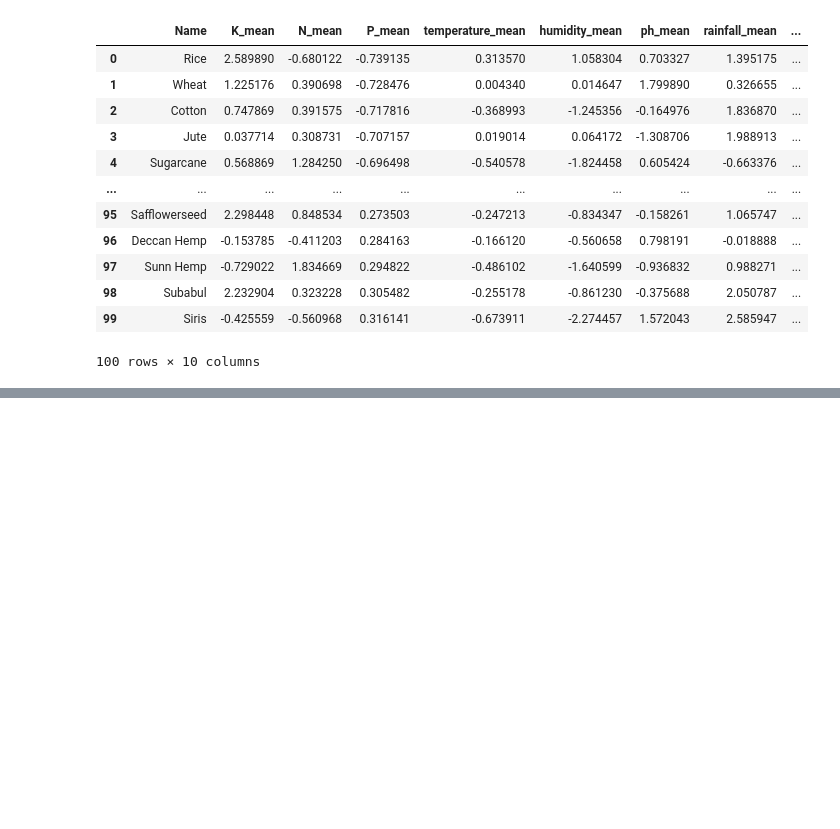
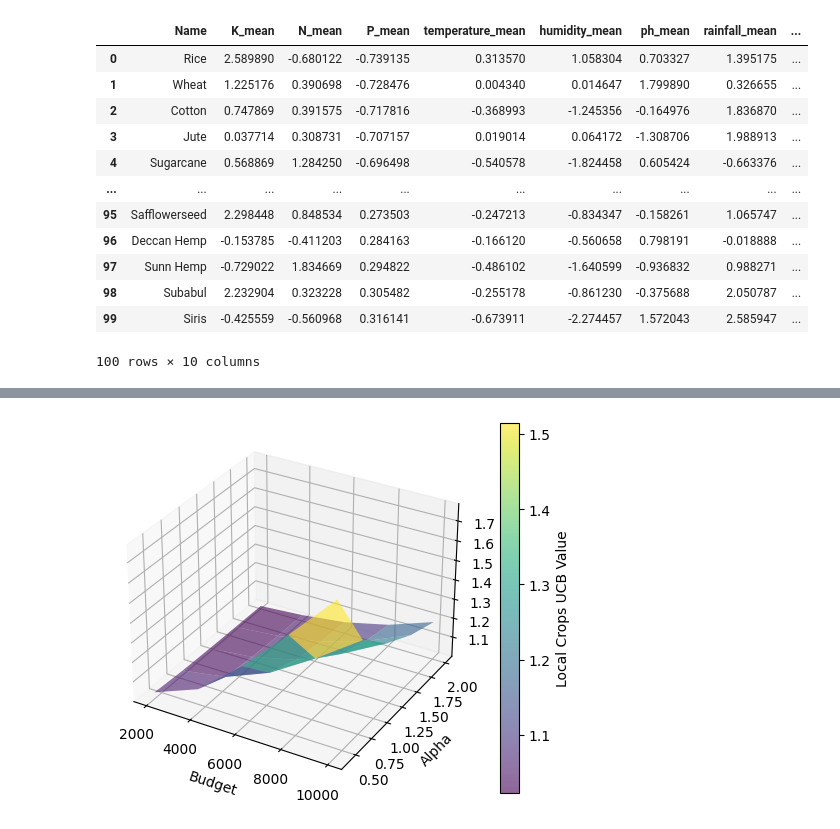
Before and after one commit to nisharathod231/Sustainable-Agriculture-Practices-Recommender, a Jupyter notebook: models/UCB.ipynb, the cells around one changed output, grey strips where cells are left out. Cells and saved outputs as stored; diff of their text form; code cells hidden in the pictures; blank space fills up the shorter version.

```diff
--- a/models/UCB.ipynb
+++ b/models/UCB.ipynb
@@ -321,0 +277,4 @@ plot_alpha_vs_ucb(local_crops_df_updated, exotic_crops_df_updated)
+# %%
+local_crops_df['budget'] = np.random.randint(100, 1000, size=len(local_crops_df))
+exotic_crops_df['budget'] = np.random.randint(100, 1000, size=len(exotic_crops_df))
+local_crops_df
@@ -321,0 +295,3 @@ plot_alpha_vs_ucb(local_crops_df_updated, exotic_crops_df_updated)
+# %%
+local_crops_df_updated_forbudget = local_crops_df
+exotic_crops_df_updated_forbudget = exotic_crops_df
@@ -321,0 +378,4 @@ plot_alpha_vs_ucb(local_crops_df_updated, exotic_crops_df_updated)
+# %%
+plot_ucb_relations(local_crops_df_updated_forbudget)
+# %% [output]
+[figure, added]
```
Also changed, not shown: parts of 11 cells of this notebook.
